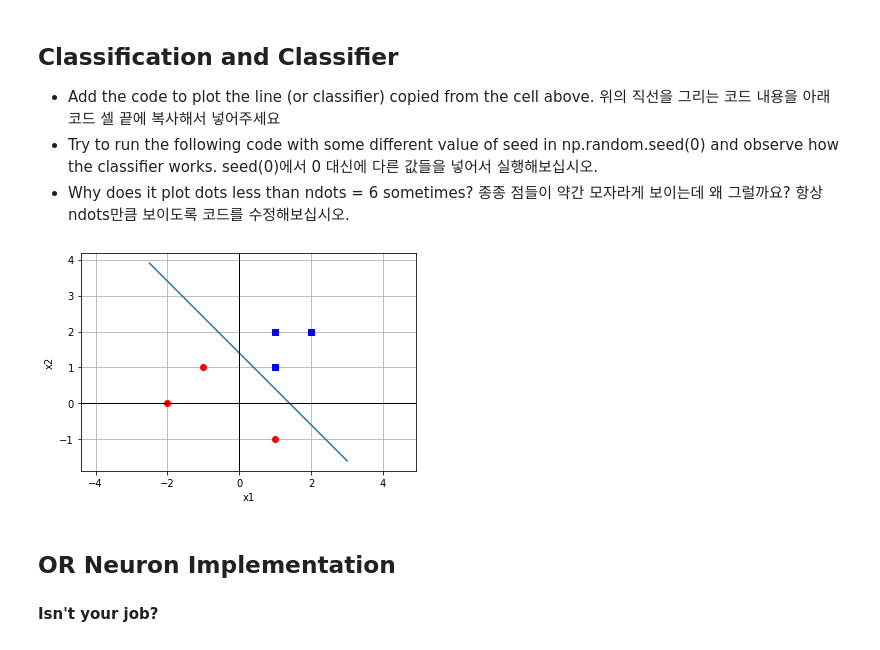
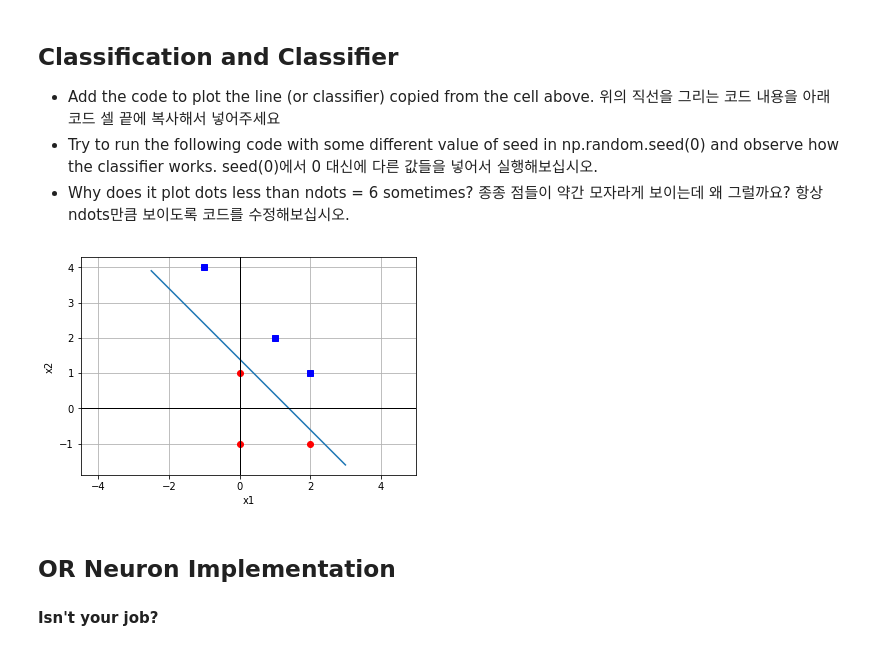
Before and after one commit to idebtor/JoyAI, a Jupyter notebook: ppts/JoyML03-1Code.ipynb, the cells around one changed output. Saved outputs shown, nothing was run; the diff lists cells and outputs as text; code cells hidden in the pictures.

```diff
--- a/ppts/JoyML03-1Code.ipynb
+++ b/ppts/JoyML03-1Code.ipynb
@@ -53,20 +55,31 @@ plt.show()
 - Try to run the following code with some different value of seed in np.random.seed(0) and observe how the classifier works. seed(0)에서 0 대신에 다른 값들을 넣어서 실행해보십시오.
 - Why does it plot dots less than ndots = 6 sometimes?  종종 점들이 약간 모자라게 보이는데 왜 그럴까요? 항상 ndots만큼 보이도록 코드를 수정해보십시오.
 # %%
-# code to plot some random dots
+import matplotlib.pyplot as plt
+%matplotlib inline
+import numpy as np
+
+#define the line or classifier first
+w1 = 0.5
+w2 = 0.5
+b = -0.7
+x1 = np.arange(-2.5, 3.5, .5)
+x2 = -b/w2 - w1/w2*x1
+
+# code to plot some random dots based on the classifier
 ndots = 6
-np.random.seed(0)
-px1 = [np.random.randint(-2, 3) for _ in np.arange(ndots)]
-px2 = [np.random.randint(-1, 3) for _ in np.arange(ndots)]
+np.random.seed(20)
+px1 = [np.random.randint(-2, 5) for _ in np.arange(ndots)]
+px2 = [np.random.randint(-1, 5) for _ in np.arange(ndots)]
 for ipx1, ipx2 in zip(px1, px2):
     if (b + w1*ipx1 + w2*ipx2) <= 0:
         plt.plot(ipx1, ipx2, 'ro')
     else:
         plt.plot(ipx1, ipx2, 'bs')
 
 # code to plot the line b + w_1 x_1 + w_2 x_2 = 0
 # %% [output]
-[figure, old version]
+[figure, new version]
 # %% [markdown]
 ## OR Neuron Implementation
 
```
Also changed, not shown: parts of 5 cells of this notebook, 1 other file.
